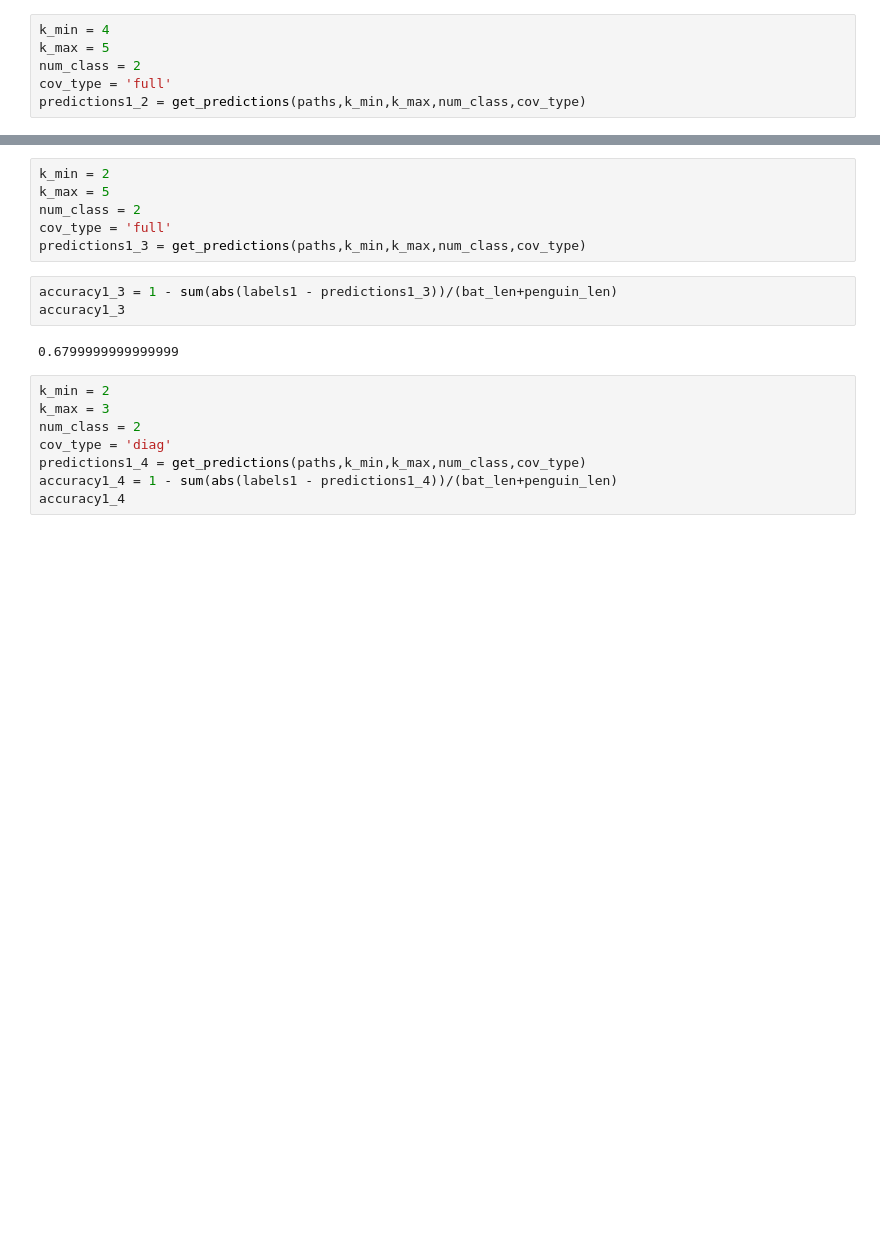
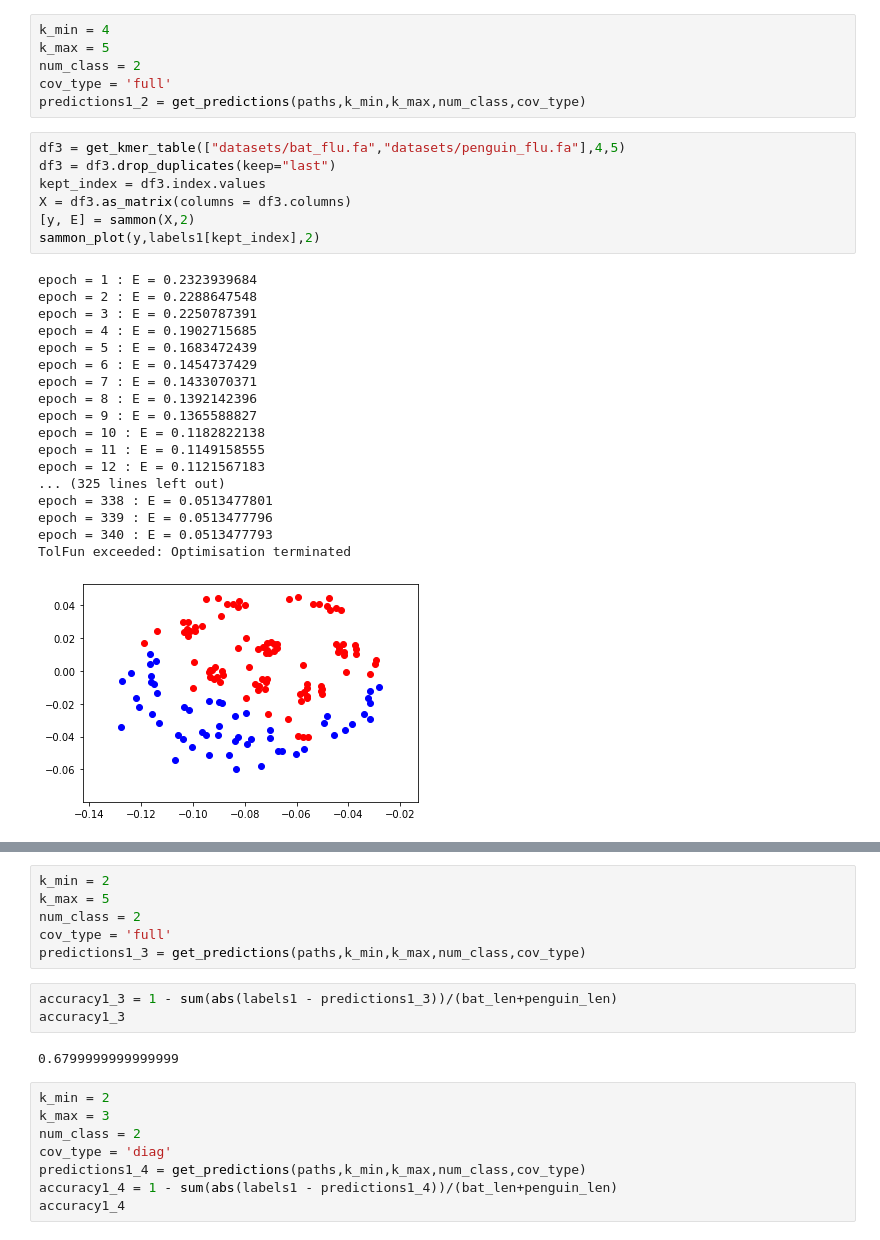
Before and after one commit to solislemuslab/mycovirus-ml, a Jupyter notebook: scripts/Gaussian Mixture Model-Zhiwen Xu/GMM_generalized.ipynb, the cells around one changed output, grey strips where cells are left out. Drawn from its saved outputs; the diff is of its cells as text; blank space fills up the shorter version.

```diff
--- a/scripts/Gaussian Mixture Model-Zhiwen Xu/GMM_generalized.ipynb
+++ b/scripts/Gaussian Mixture Model-Zhiwen Xu/GMM_generalized.ipynb
@@ -126,3 +325,29 @@ k_max = 5
 num_class = 2
 cov_type = 'full'
 predictions1_2 = get_predictions(paths,k_min,k_max,num_class,cov_type)
+# %%
+df3 = get_kmer_table(["datasets/bat_flu.fa","datasets/penguin_flu.fa"],4,5)
+df3 = df3.drop_duplicates(keep="last")
+kept_index = df3.index.values
+X = df3.as_matrix(columns = df3.columns)
+[y, E] = sammon(X,2)
+sammon_plot(y,labels1[kept_index],2)
+# %% [output]
+epoch = 1 : E = 0.2323939684
+epoch = 2 : E = 0.2288647548
+epoch = 3 : E = 0.2250787391
+epoch = 4 : E = 0.1902715685
+epoch = 5 : E = 0.1683472439
+epoch = 6 : E = 0.1454737429
+epoch = 7 : E = 0.1433070371
+epoch = 8 : E = 0.1392142396
+epoch = 9 : E = 0.1365588827
+epoch = 10 : E = 0.1182822138
+epoch = 11 : E = 0.1149158555
+epoch = 12 : E = 0.1121567183
+... (325 lines left out)
+epoch = 338 : E = 0.0513477801
+epoch = 339 : E = 0.0513477796
+epoch = 340 : E = 0.0513477793
+TolFun exceeded: Optimisation terminated
+[figure, added]
```
Also changed, not shown: parts of 17 cells of this notebook.
